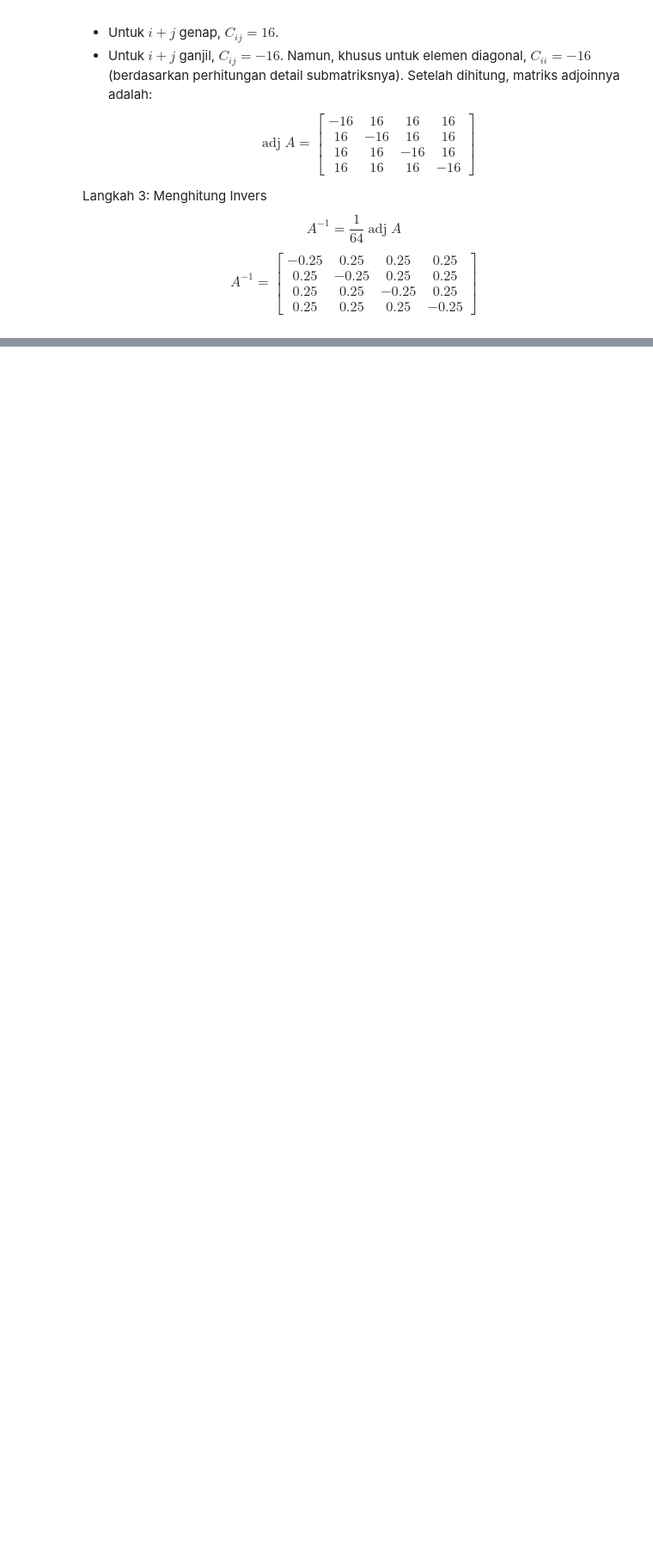
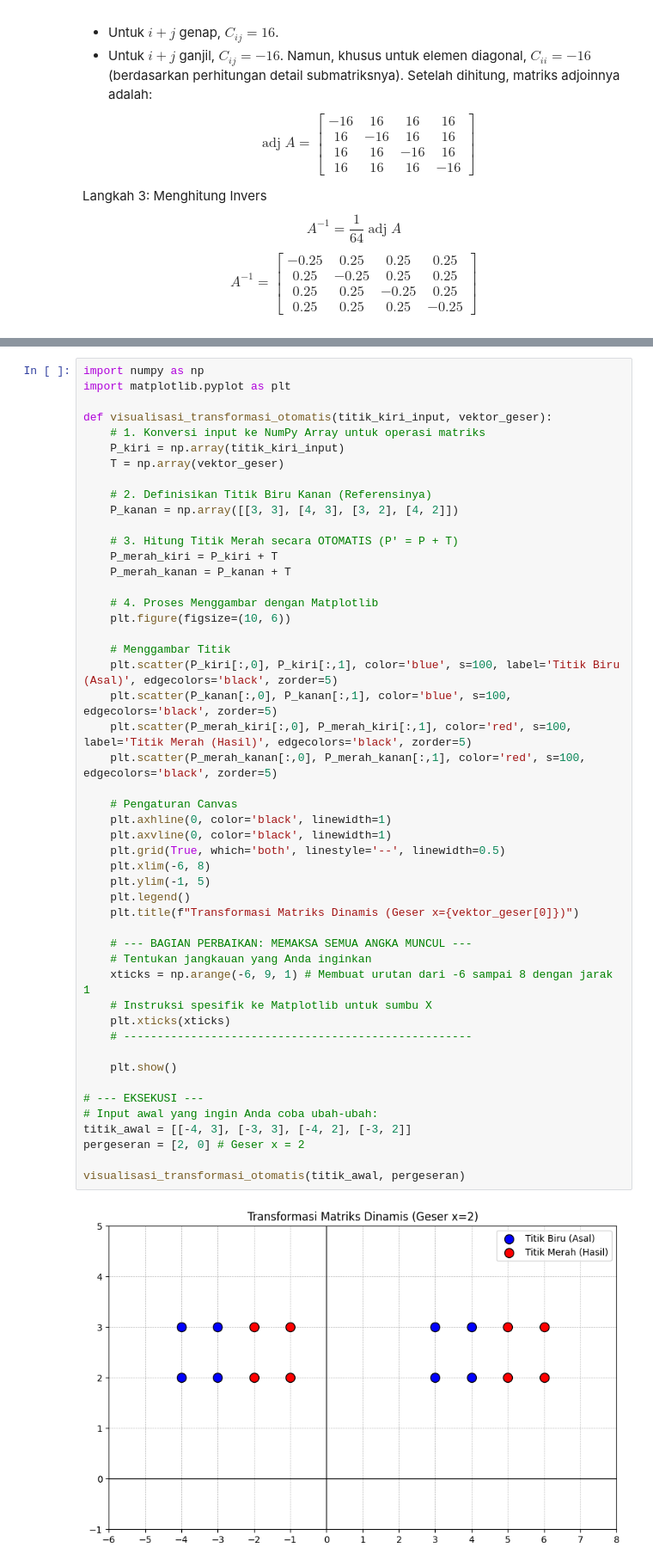
Before and after one commit to muhammadbusiri/komputasi_aljabar_linear, a Jupyter notebook: komputasi_aljabar_linear.ipynb, the cells around one changed output, grey strips where cells are left out. Shown at 86% size. Saved outputs shown, nothing was run; the diff lists cells and outputs as text; blank space fills up the shorter version.

Commit message:
update program transformasi matriks

```diff
--- a/komputasi_aljabar_linear.ipynb
+++ b/komputasi_aljabar_linear.ipynb
@@ -423,0 +480,51 @@ $$A^{-1} = \begin{bmatrix} -0.25 & 0.25 & 0.25 & 0.25 \\ 0.25 & -0.25 & 0.25 & 0
+# %%
+import numpy as np
+import matplotlib.pyplot as plt
+
+def visualisasi_transformasi_otomatis(titik_kiri_input, vektor_geser):
+    # 1. Konversi input ke NumPy Array untuk operasi matriks
+    P_kiri = np.array(titik_kiri_input)
+    T = np.array(vektor_geser)
+
+    # 2. Definisikan Titik Biru Kanan (Referensinya)
+    P_kanan = np.array([[3, 3], [4, 3], [3, 2], [4, 2]])
+
+    # 3. Hitung Titik Merah secara OTOMATIS (P' = P + T)
+    P_merah_kiri = P_kiri + T
+    P_merah_kanan = P_kanan + T
+
+    # 4. Proses Menggambar dengan Matplotlib
+    plt.figure(figsize=(10, 6))
+
+    # Menggambar Titik
+    plt.scatter(P_kiri[:,0], P_kiri[:,1], color='blue', s=100, label='Titik Biru (Asal)', edgecolors='black', zorder=5)
+    plt.scatter(P_kanan[:,0], P_kanan[:,1], color='blue', s=100, edgecolors='black', zorder=5)
+    plt.scatter(P_merah_kiri[:,0], P_merah_kiri[:,1], color='red', s=100, label='Titik Merah (Hasil)', edgecolors='black', zorder=5)
+    plt.scatter(P_merah_kanan[:,0], P_merah_kanan[:,1], color='red', s=100, edgecolors='black', zorder=5)
+
+    # Pengaturan Canvas
+    plt.axhline(0, color='black', linewidth=1)
+    plt.axvline(0, color='black', linewidth=1)
+    plt.grid(True, which='both', linestyle='--', linewidth=0.5)
+    plt.xlim(-6, 8)
+    plt.ylim(-1, 5)
+    plt.legend()
+    plt.title(f"Transformasi Matriks Dinamis (Geser x={vektor_geser[0]})")
+
+    # --- BAGIAN PERBAIKAN: MEMAKSA SEMUA ANGKA MUNCUL ---
+    # Tentukan jangkauan yang Anda inginkan
+    xticks = np.arange(-6, 9, 1) # Membuat urutan dari -6 sampai 8 dengan jarak 1
+    # Instruksi spesifik ke Matplotlib untuk sumbu X
+    plt.xticks(xticks)
+    # ----------------------------------------------------
+
+    plt.show()
+
+# --- EKSEKUSI ---
+# Input awal yang ingin Anda coba ubah-ubah:
+titik_awal = [[-4, 3], [-3, 3], [-4, 2], [-3, 2]]
+pergeseran = [2, 0] # Geser x = 2
+
+visualisasi_transformasi_otomatis(titik_awal, pergeseran)
+# %% [output]
+[figure, added]
```
Also changed, not shown: parts of 3 cells of this notebook.
